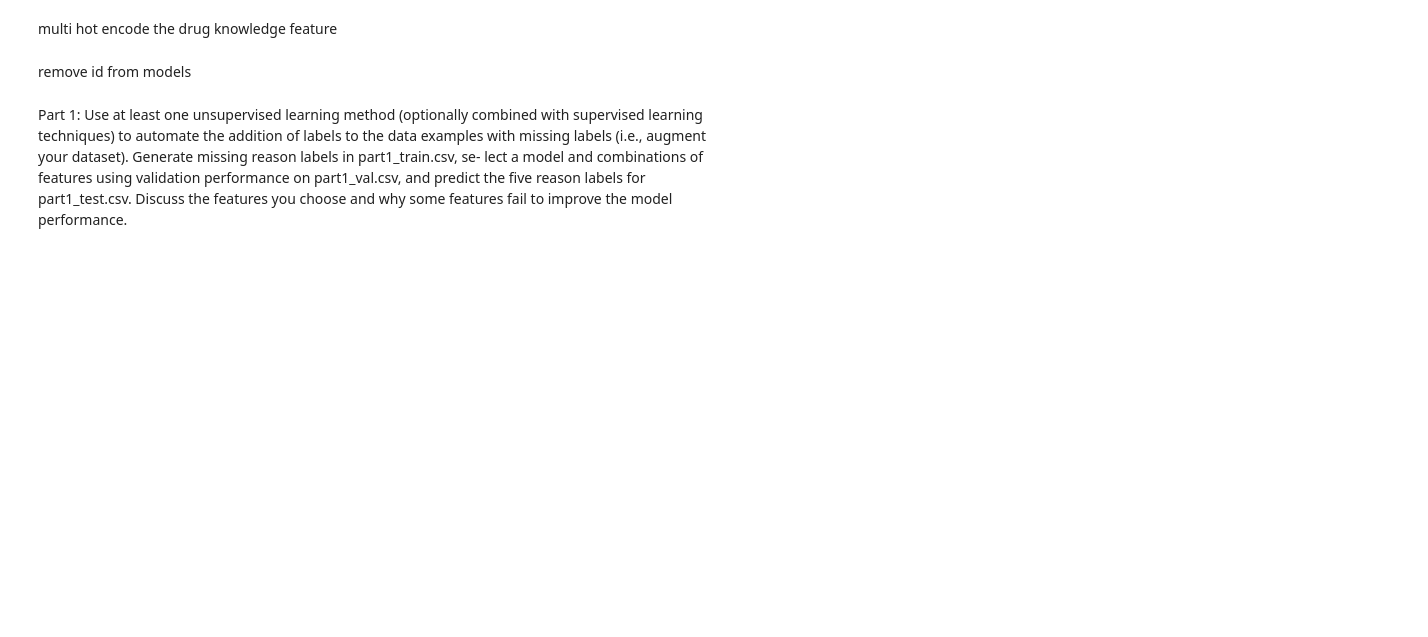
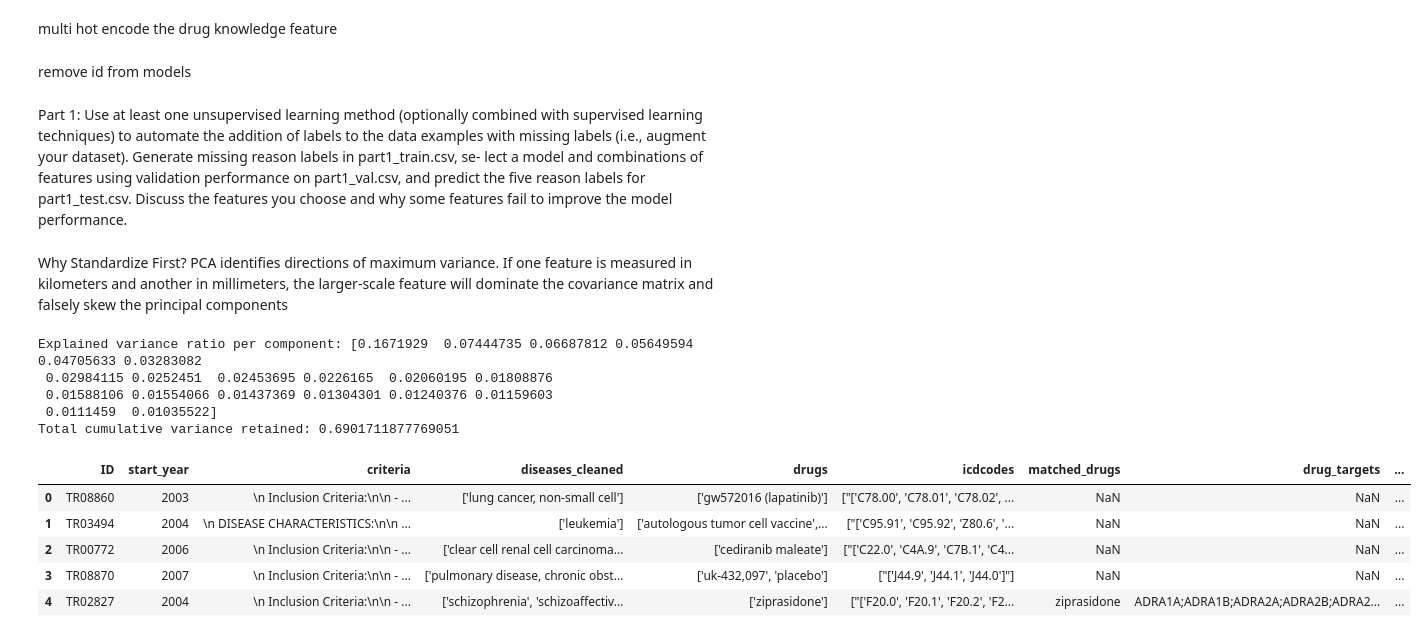
Before and after one commit to anihadagali7/AML-Midterm, a Jupyter notebook: part1/part1.ipynb, the cells around one changed output. Saved outputs shown, nothing was run; the diff lists cells and outputs as text; code cells hidden in the pictures; blank space fills up the shorter version.

```diff
--- a/part1/part1.ipynb
+++ b/part1/part1.ipynb
@@ -67,9 +67,48 @@ multi hot encode the drug knowledge feature
 # %% [markdown]
 remove id from models
 # %% [markdown]
+<!-- What are we trying to achieve? -->
+
 Part 1: Use at least one unsupervised learning method (optionally combined with supervised
 learning techniques) to automate the addition of labels to the data examples with missing
 labels (i.e., augment your dataset). Generate missing reason labels in part1_train.csv, se-
 lect a model and combinations of features using validation performance on part1_val.csv,
 and predict the five reason labels for part1_test.csv. Discuss the features you choose and
 why some features fail to improve the model performance.
+# %% [markdown]
+<!-- AI description, need to reword/remove -->
+
+Why Standardize First? PCA identifies directions of maximum variance. If one feature is measured in kilometers and another in millimeters, the larger-scale feature will dominate the covariance matrix and falsely skew the principal components
+# %%
+from sklearn.preprocessing import StandardScaler
+from sklearn.decomposition import PCA
+
+emb_features = [f"emb_{i}" for i in range(150)]
+
+X = df_train1[emb_features]
+
+scaler = StandardScaler()
+X_scaled = scaler.fit_transform(X)
+
+n_dims = 20
+pca = PCA(n_components=n_dims)
+X_pca = pca.fit_transform(X_scaled)
+
+# Check explained variance ratio
+print("Explained variance ratio per component:", pca.explained_variance_ratio_)
+print("Total cumulative variance retained:", np.sum(pca.explained_variance_ratio_))
+# %% [output]
+Explained variance ratio per component: [0.1671929  0.07444735 0.06687812 0.05649594 0.04705633 0.03283082
+ 0.02984115 0.0252451  0.02453695 0.0226165  0.02060195 0.01808876
+ 0.01588106 0.01554066 0.01437369 0.01304301 0.01240376 0.01159603
+ 0.0111459  0.01035522]
+Total cumulative variance retained: 0.6901711877769051
+# %%
+df_train1.head()
+# %% [output]
+|  | ID | start_year | criteria | diseases_cleaned | drugs | icdcodes | matched_drugs | drug_targets | ... |
+| 0 | TR08860 | 2003 | \n Inclusion Criteria:\n\n - ... | ['lung cancer, non-small cell'] | ['gw572016 (lapatinib)'] | ["['C78.00', 'C78.01', 'C78.02', ... | NaN | NaN | ... |
+| 1 | TR03494 | 2004 | \n DISEASE CHARACTERISTICS:\n\n ... | ['leukemia'] | ['autologous tumor cell vaccine',... | ["['C95.91', 'C95.92', 'Z80.6', '... | NaN | NaN | ... |
+| 2 | TR00772 | 2006 | \n Inclusion Criteria:\n\n - ... | ['clear cell renal cell carcinoma... | ['cediranib maleate'] | ["['C22.0', 'C4A.9', 'C7B.1', 'C4... | NaN | NaN | ... |
+| 3 | TR08870 | 2007 | \n Inclusion Criteria:\n\n - ... | ['pulmonary disease, chronic obst... | ['uk-432,097', 'placebo'] | ["['J44.9', 'J44.1', 'J44.0']"] | NaN | NaN | ... |
+| 4 | TR02827 | 2004 | \n Inclusion Criteria:\n\n - ... | ['schizophrenia', 'schizoaffectiv... | ['ziprasidone'] | ["['F20.0', 'F20.1', 'F20.2', 'F2... | ziprasidone | ADRA1A;ADRA1B;ADRA2A;ADRA2B;ADRA2... | ... |
```
Also changed, not shown: parts of 3 cells of this notebook.
